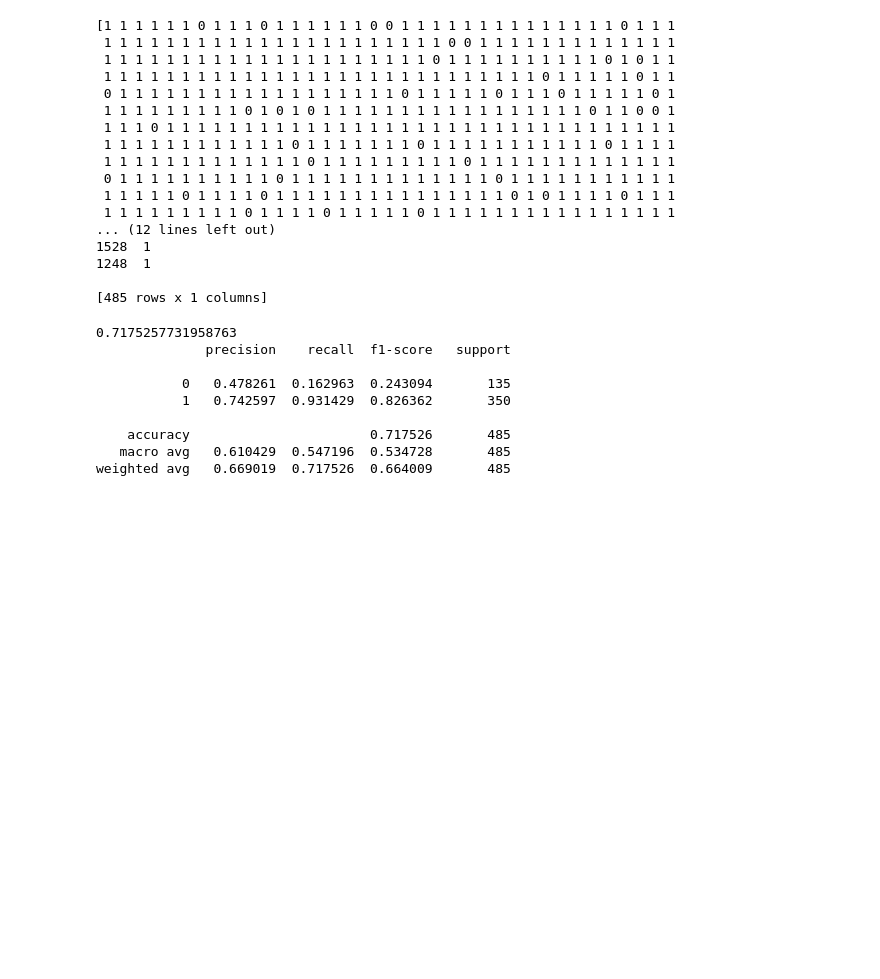
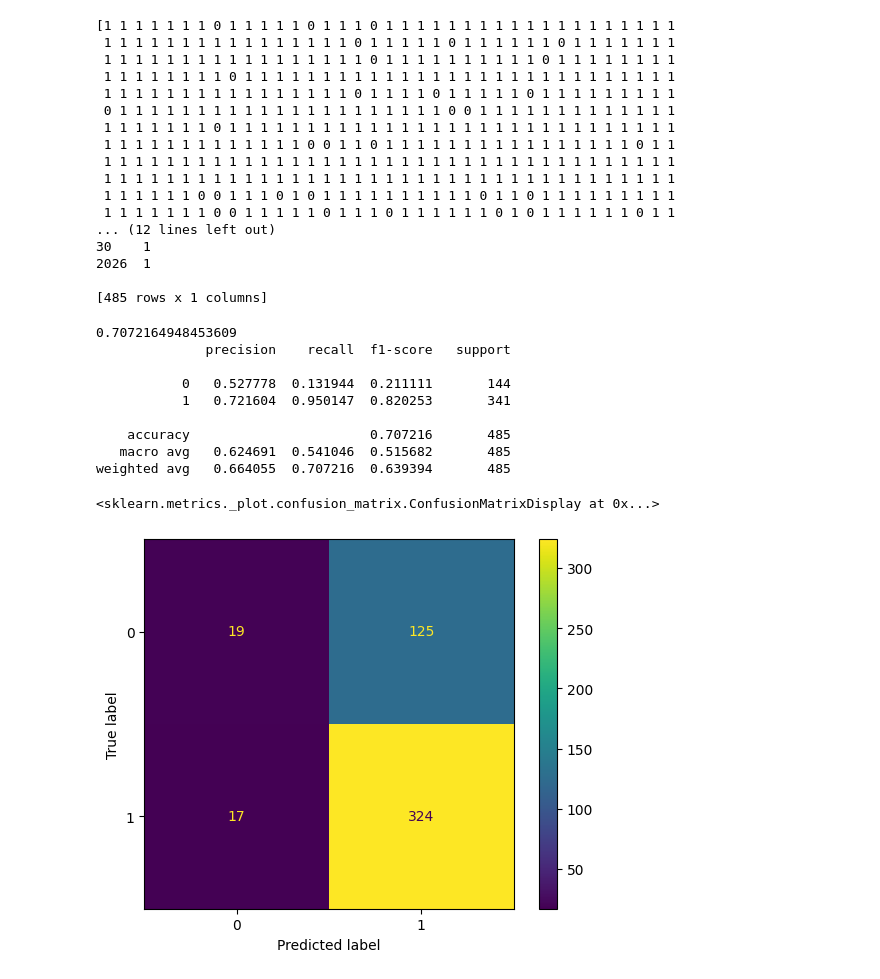
Before and after one commit to EddieZ18326/SSTP-Injury-Projects, a Jupyter notebook: Agriculture/Linear/SVM.ipynb, the cells around one changed output. Drawn from its saved outputs; the diff is of its cells as text; code cells hidden in the pictures; blank space fills up the shorter version.

```diff
--- a/Agriculture/Linear/SVM.ipynb
+++ b/Agriculture/Linear/SVM.ipynb
@@ -7,11 +7,11 @@ from sklearn.model_selection import train_test_split
 
 dataset = pd.read_csv('/Users/wzhang/Downloads/Agriculture Data.xlsx - Sheet1 (1).csv')
 
-X = pd.DataFrame(dataset.iloc[:,0:15].values)
-Y = pd.DataFrame(dataset.iloc[:,15:].values)
+X = pd.DataFrame(dataset.iloc[:,0:11].values)
+Y = pd.DataFrame(dataset.iloc[:,11:].values)
 print(X)
 print(Y)
-X_train, X_test, Y_train, Y_test = train_test_split(X, Y, test_size=0.2)
+X_train, X_test, Y_train, Y_test = train_test_split(X, Y, test_size=0.2,random_state = 0)
 from sklearn.preprocessing import MinMaxScaler
 scaler = MinMaxScaler()
 X_train = scaler.fit_transform(X_train)
@@ -20,7 +20,7 @@ X_test = scaler.transform(X_test)
 print(X_train.shape)
 print(Y_train.shape)
 
-features = pd.DataFrame(dataset.iloc[:,0:15])
+features = pd.DataFrame(dataset.iloc[:,0:11])
 features = features.columns
 print(features)
 # %% [output]
@@ -47,3 +47,22 @@ from tensorflow.keras.layers import LSTM, Dropout, Dense, BatchNormalization, GR
 from sklearn.ensemble import RandomForestRegressor
 from sklearn.tree import DecisionTreeClassifier
 from sklearn.svm import SVC
+# %%
+from bayes_opt import BayesianOptimization, UtilityFunction
+import warnings
+from sklearn.metrics import roc_auc_score
+from sklearn.model_selection import cross_val_score
+def objective(C, degree,tol):
+    model = SVC(C = C,
+                                  degree= int(degree),
+                                  tol = (tol))
+
+    return cross_val_score(model, X_train, Y_train, cv=10,scoring = 'roc_auc').mean()
+param_bounds = {
+    'C': (1, 50),
+    'degree': (1,2000),
+    'tol': (0.0000001,1)
+}
+optimizer = BayesianOptimization(f=objective, pbounds=param_bounds, random_state=42)
+optimizer.maximize(init_points=5, n_iter=15)
+best_params = optimizer.max['params']
@@ -50,4 +84,4 @@ from sklearn.svm import SVC
 # %%
-svm_model = SVC(kernel='rbf', C=100, gamma='scale')
+svm_model = SVC(kernel='rbf', C=best_params['C'], tol = best_params['tol'],degree = int(best_params['degree']), gamma='scale')
 svm_model.fit(X_train, Y_train)
 # %% [output]
@@ -57,21 +99,21 @@ res = svm_model.predict(X_test)
 print(res)
 print(Y_test)
 # %% [output]
-[1 1 1 1 1 1 0 1 1 1 0 1 1 1 1 1 1 0 0 1 1 1 1 1 1 1 1 1 1 1 1 1 1 0 1 1 1
- 1 1 1 1 1 1 1 1 1 1 1 1 1 1 1 1 1 1 1 1 1 1 0 0 1 1 1 1 1 1 1 1 1 1 1 1 1
- 1 1 1 1 1 1 1 1 1 1 1 1 1 1 1 1 1 1 1 1 1 0 1 1 1 1 1 1 1 1 1 1 0 1 0 1 1
- 1 1 1 1 1 1 1 1 1 1 1 1 1 1 1 1 1 1 1 1 1 1 1 1 1 1 1 1 0 1 1 1 1 1 0 1 1
- 0 1 1 1 1 1 1 1 1 1 1 1 1 1 1 1 1 1 1 0 1 1 1 1 1 0 1 1 1 0 1 1 1 1 1 0 1
- 1 1 1 1 1 1 1 1 1 0 1 0 1 0 1 1 1 1 1 1 1 1 1 1 1 1 1 1 1 1 1 0 1 1 0 0 1
- 1 1 1 0 1 1 1 1 1 1 1 1 1 1 1 1 1 1 1 1 1 1 1 1 1 1 1 1 1 1 1 1 1 1 1 1 1
- 1 1 1 1 1 1 1 1 1 1 1 1 0 1 1 1 1 1 1 1 0 1 1 1 1 1 1 1 1 1 1 1 0 1 1 1 1
- 1 1 1 1 1 1 1 1 1 1 1 1 1 0 1 1 1 1 1 1 1 1 1 0 1 1 1 1 1 1 1 1 1 1 1 1 1
- 0 1 1 1 1 1 1 1 1 1 1 0 1 1 1 1 1 1 1 1 1 1 1 1 1 0 1 1 1 1 1 1 1 1 1 1 1
- 1 1 1 1 1 0 1 1 1 1 0 1 1 1 1 1 1 1 1 1 1 1 1 1 1 1 0 1 0 1 1 1 1 0 1 1 1
- 1 1 1 1 1 1 1 1 1 0 1 1 1 1 0 1 1 1 1 1 0 1 1 1 1 1 1 1 1 1 1 1 1 1 1 1 1
+[1 1 1 1 1 1 1 0 1 1 1 1 1 0 1 1 1 0 1 1 1 1 1 1 1 1 1 1 1 1 1 1 1 1 1 1 1
+ 1 1 1 1 1 1 1 1 1 1 1 1 1 1 1 1 0 1 1 1 1 1 0 1 1 1 1 1 1 0 1 1 1 1 1 1 1
+ 1 1 1 1 1 1 1 1 1 1 1 1 1 1 1 1 1 0 1 1 1 1 1 1 1 1 1 1 0 1 1 1 1 1 1 1 1
+ 1 1 1 1 1 1 1 1 0 1 1 1 1 1 1 1 1 1 1 1 1 1 1 1 1 1 1 1 1 1 1 1 1 1 1 1 1
+ 1 1 1 1 1 1 1 1 1 1 1 1 1 1 1 1 0 1 1 1 1 0 1 1 1 1 1 0 1 1 1 1 1 1 1 1 1
+ 0 1 1 1 1 1 1 1 1 1 1 1 1 1 1 1 1 1 1 1 1 1 0 0 1 1 1 1 1 1 1 1 1 1 1 1 1
+ 1 1 1 1 1 1 1 0 1 1 1 1 1 1 1 1 1 1 1 1 1 1 1 1 1 1 1 1 1 1 1 1 1 1 1 1 1
+ 1 1 1 1 1 1 1 1 1 1 1 1 1 0 0 1 1 0 1 1 1 1 1 1 1 1 1 1 1 1 1 1 1 1 0 1 1
+ 1 1 1 1 1 1 1 1 1 1 1 1 1 1 1 1 1 1 1 1 1 1 1 1 1 1 1 1 1 1 1 1 1 1 1 1 1
+ 1 1 1 1 1 1 1 1 1 1 1 1 1 1 1 1 1 1 1 1 1 1 1 1 1 1 1 1 1 1 1 1 1 1 1 1 1
+ 1 1 1 1 1 1 0 0 1 1 1 0 1 0 1 1 1 1 1 1 1 1 1 1 0 1 1 0 1 1 1 1 1 1 1 1 1
+ 1 1 1 1 1 1 1 0 0 1 1 1 1 1 0 1 1 1 0 1 1 1 1 1 1 0 1 0 1 1 1 1 1 1 0 1 1
 ... (12 lines left out)
-1528  1
-1248  1
+30    1
+2026  1
 
 [485 rows x 1 columns]
 # %%
@@ -81,13 +123,22 @@ print(accuracy)
 from sklearn.metrics import classification_report
 print(classification_report(Y_test,res,digits=6))
 # %% [output]
-0.7175257731958763
+0.7072164948453609
               precision    recall  f1-score   support
 
-           0   0.478261  0.162963  0.243094       135
-           1   0.742597  0.931429  0.826362       350
+           0   0.527778  0.131944  0.211111       144
+           1   0.721604  0.950147  0.820253       341
 
-    accuracy                       0.717526       485
-   macro avg   0.610429  0.547196  0.534728       485
-weighted avg   0.669019  0.717526  0.664009       485
+    accuracy                       0.707216       485
+   macro avg   0.624691  0.541046  0.515682       485
+weighted avg   0.664055  0.707216  0.639394       485
+# %%
+from sklearn.metrics import confusion_matrix
+from sklearn.metrics import ConfusionMatrixDisplay
+confusionmatrix = confusion_matrix(Y_test, res)
+cm_display = ConfusionMatrixDisplay(confusionmatrix, display_labels=[0,1])
+cm_display.plot()
+# %% [output]
+<sklearn.metrics._plot.confusion_matrix.ConfusionMatrixDisplay at 0x...>
+[figure, added]
 # %%
```
Also changed, not shown: parts of 5 cells of this notebook, 16 other files.
